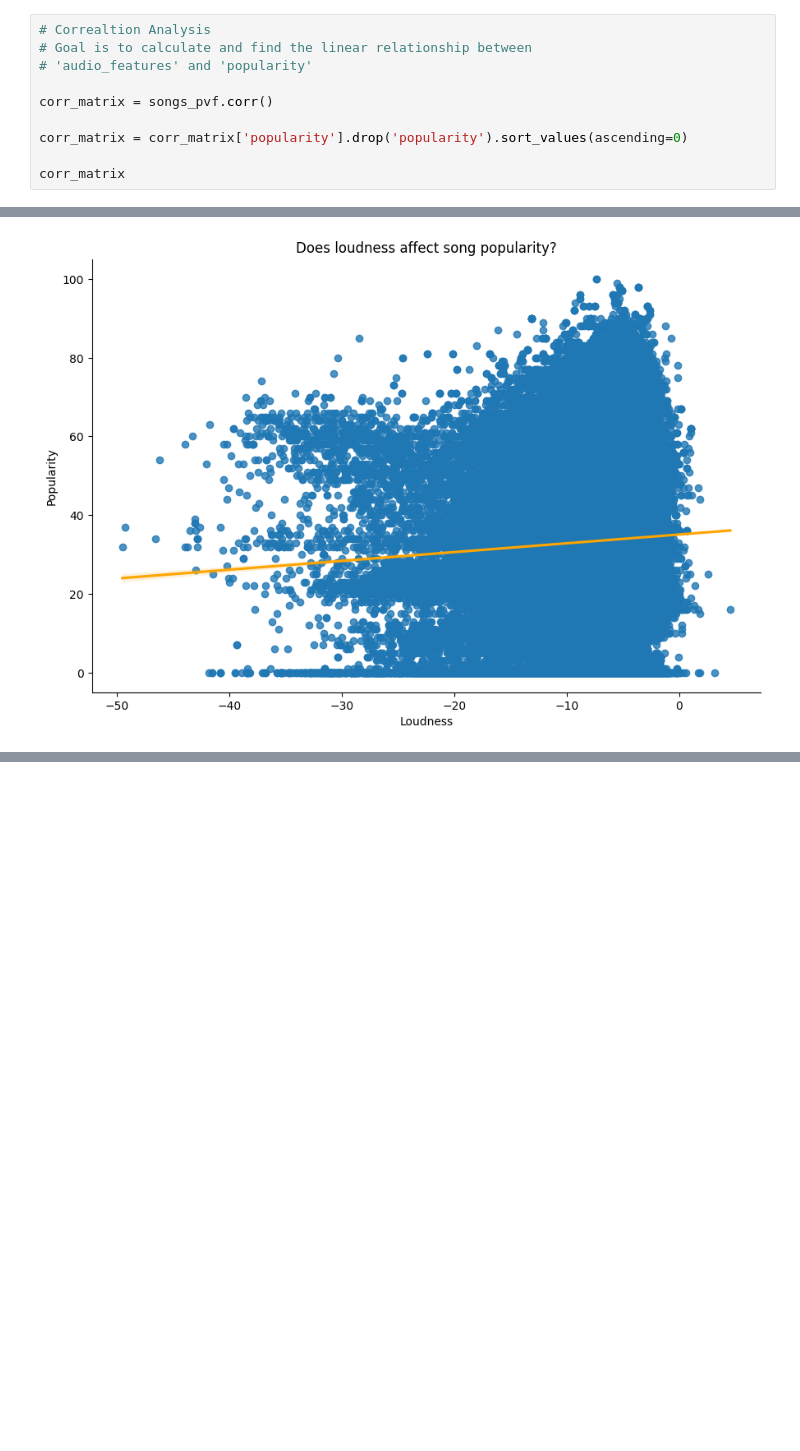
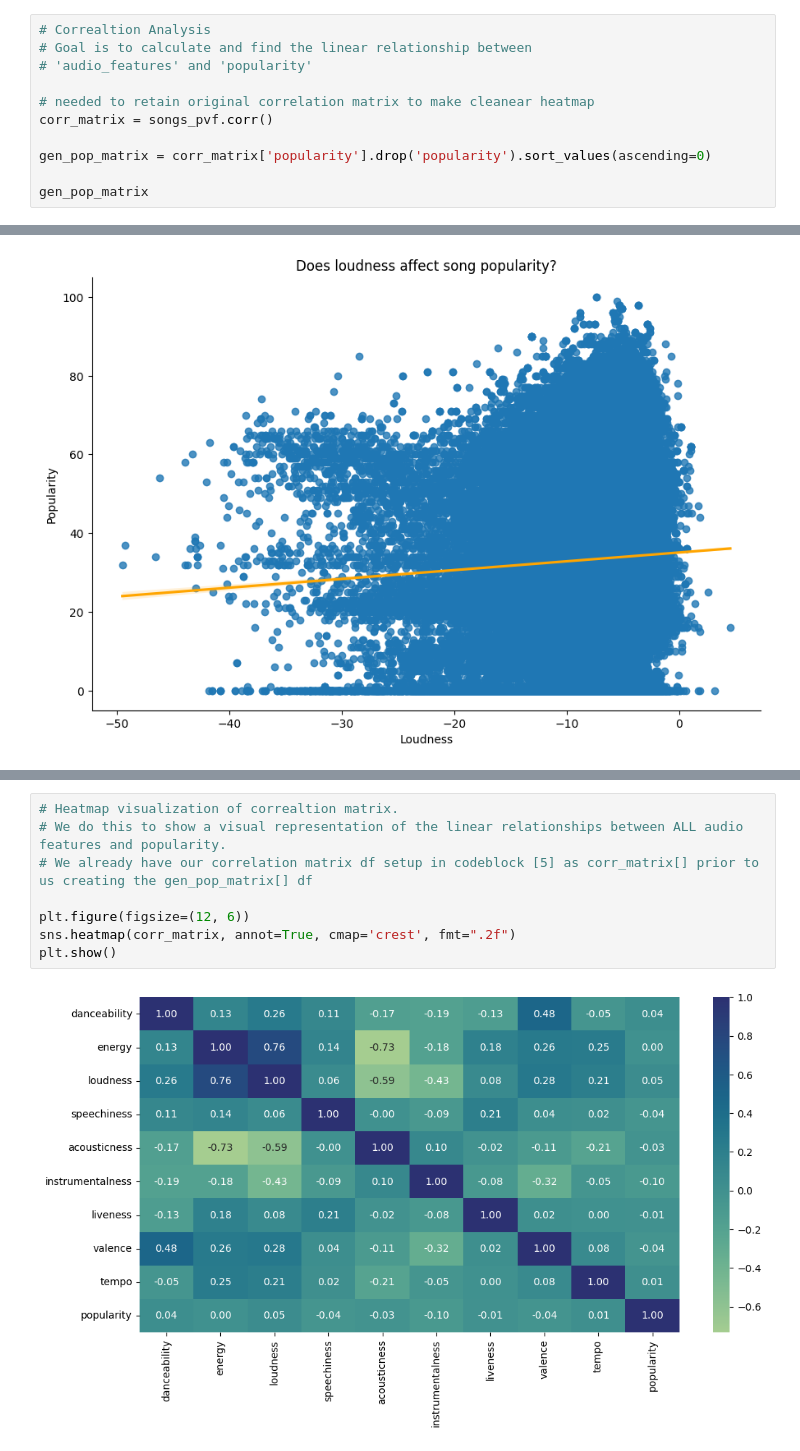
Before and after one commit to sjsu-cs133-f25/team2-spotify-music, a Jupyter notebook: mgouyer_Inference1.ipynb, the cells around one changed output, grey strips where cells are left out. Cells and saved outputs as stored; diff of their text form; blank space fills up the shorter version.

Commit message:
Sprint 4 corr matrix additions

```diff
--- a/mgouyer_Inference1.ipynb
+++ b/mgouyer_Inference1.ipynb
@@ -100,11 +102,12 @@ memory usage: 8.7 MB
 # Goal is to calculate and find the linear relationship between
 # 'audio_features' and 'popularity'
 
+# needed to retain original correlation matrix to make cleanear heatmap
 corr_matrix = songs_pvf.corr()
 
-corr_matrix = corr_matrix['popularity'].drop('popularity').sort_values(ascending=0)
+gen_pop_matrix = corr_matrix['popularity'].drop('popularity').sort_values(ascending=0)
 
-corr_matrix
+gen_pop_matrix
 # %% [output]
 |  | popularity |
 | loudness | 0.050423 |
@@ -150,0 +162,10 @@ Text(0.5, 1.0, 'Does loudness affect song popularity?')
+# %%
+# Heatmap visualization of correaltion matrix.
+# We do this to show a visual representation of the linear relationships between ALL audio features and popularity.
+# We already have our correlation matrix df setup in codeblock [5] as corr_matrix[] prior to us creating the gen_pop_matrix[] df
+
+plt.figure(figsize=(12, 6))
+sns.heatmap(corr_matrix, annot=True, cmap='crest', fmt=".2f")
+plt.show()
+# %% [output]
+[figure, added]
```
Also changed, not shown: parts of 4 cells of this notebook.
